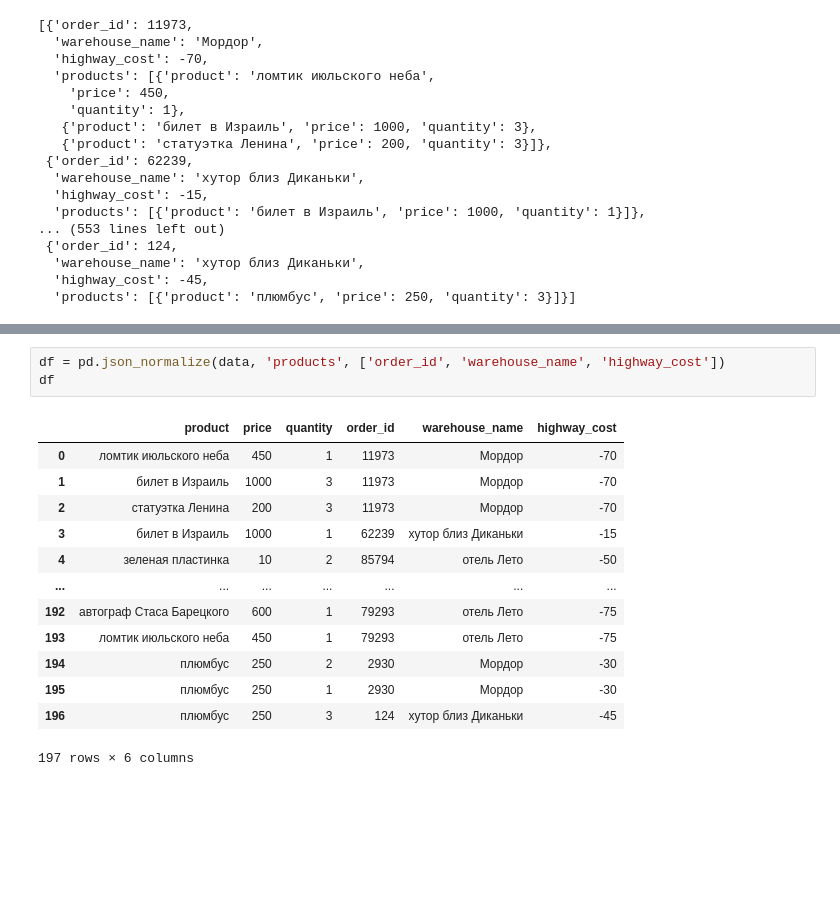
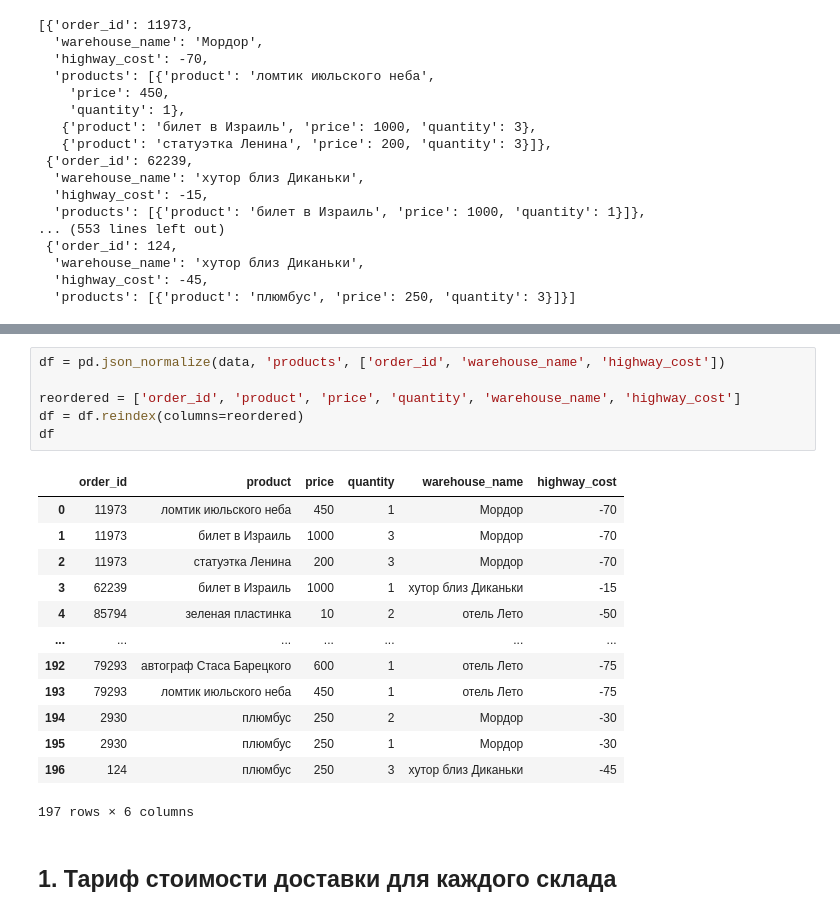
Before and after one commit to mislavskii/fancy-warehouses, a Jupyter notebook: warehouses.ipynb, the cells around one changed output, grey strips where cells are left out. Drawn from its saved outputs; the diff is of its cells as text; blank space fills up the shorter version.

```diff
--- a/warehouses.ipynb
+++ b/warehouses.ipynb
@@ -50,17 +33,22 @@ df
-# %%
-df = pd.json_normalize(data, 'products', ['order_id', 'warehouse_name', 'highway_cost'])
-df
-# %% [output]
-|  | product | price | quantity | order_id | warehouse_name | highway_cost |
-| 0 | ломтик июльского неба | 450 | 1 | 11973 | Мордор | -70 |
-| 1 | билет в Израиль | 1000 | 3 | 11973 | Мордор | -70 |
-| 2 | статуэтка Ленина | 200 | 3 | 11973 | Мордор | -70 |
-| 3 | билет в Израиль | 1000 | 1 | 62239 | хутор близ Диканьки | -15 |
-| 4 | зеленая пластинка | 10 | 2 | 85794 | отель Лето | -50 |
-| ... | ... | ... | ... | ... | ... | ... |
-| 192 | автограф Стаса Барецкого | 600 | 1 | 79293 | отель Лето | -75 |
-| 193 | ломтик июльского неба | 450 | 1 | 79293 | отель Лето | -75 |
-| 194 | плюмбус | 250 | 2 | 2930 | Мордор | -30 |
-| 195 | плюмбус | 250 | 1 | 2930 | Мордор | -30 |
-| 196 | плюмбус | 250 | 3 | 124 | хутор близ Диканьки | -45 |
-197 rows × 6 columns
+# %%
+df = pd.json_normalize(data, 'products', ['order_id', 'warehouse_name', 'highway_cost'])
+
+reordered = ['order_id', 'product', 'price', 'quantity', 'warehouse_name', 'highway_cost']
+df = df.reindex(columns=reordered)
+df
+# %% [output]
+|  | order_id | product | price | quantity | warehouse_name | highway_cost |
+| 0 | 11973 | ломтик июльского неба | 450 | 1 | Мордор | -70 |
+| 1 | 11973 | билет в Израиль | 1000 | 3 | Мордор | -70 |
+| 2 | 11973 | статуэтка Ленина | 200 | 3 | Мордор | -70 |
+| 3 | 62239 | билет в Израиль | 1000 | 1 | хутор близ Диканьки | -15 |
+| 4 | 85794 | зеленая пластинка | 10 | 2 | отель Лето | -50 |
+| ... | ... | ... | ... | ... | ... | ... |
+| 192 | 79293 | автограф Стаса Барецкого | 600 | 1 | отель Лето | -75 |
+| 193 | 79293 | ломтик июльского неба | 450 | 1 | отель Лето | -75 |
+| 194 | 2930 | плюмбус | 250 | 2 | Мордор | -30 |
+| 195 | 2930 | плюмбус | 250 | 1 | Мордор | -30 |
+| 196 | 124 | плюмбус | 250 | 3 | хутор близ Диканьки | -45 |
+197 rows × 6 columns
+# %% [markdown]
+## 1. Тариф стоимости доставки для каждого склада
```
Also changed, not shown: parts of 12 cells of this notebook.
